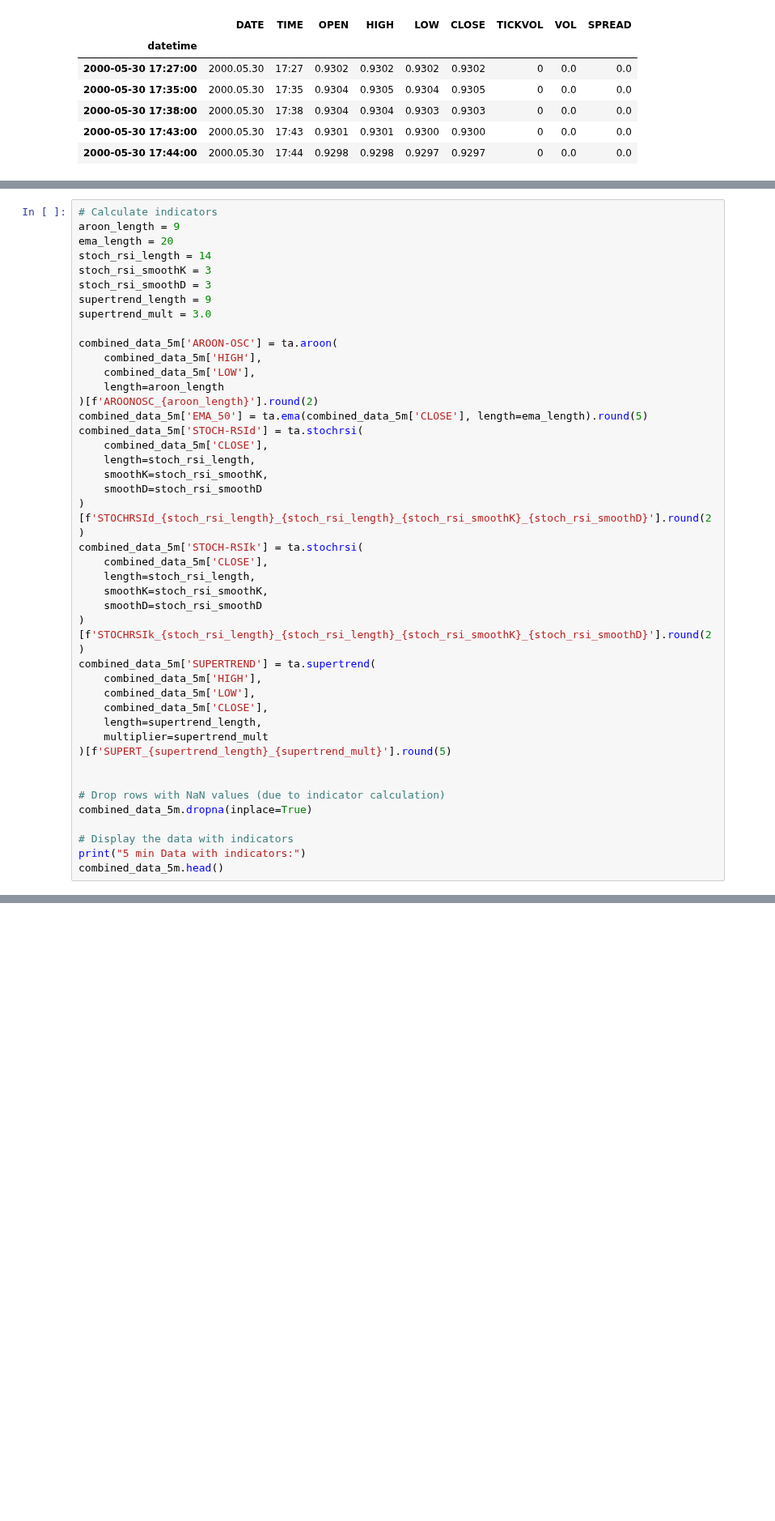
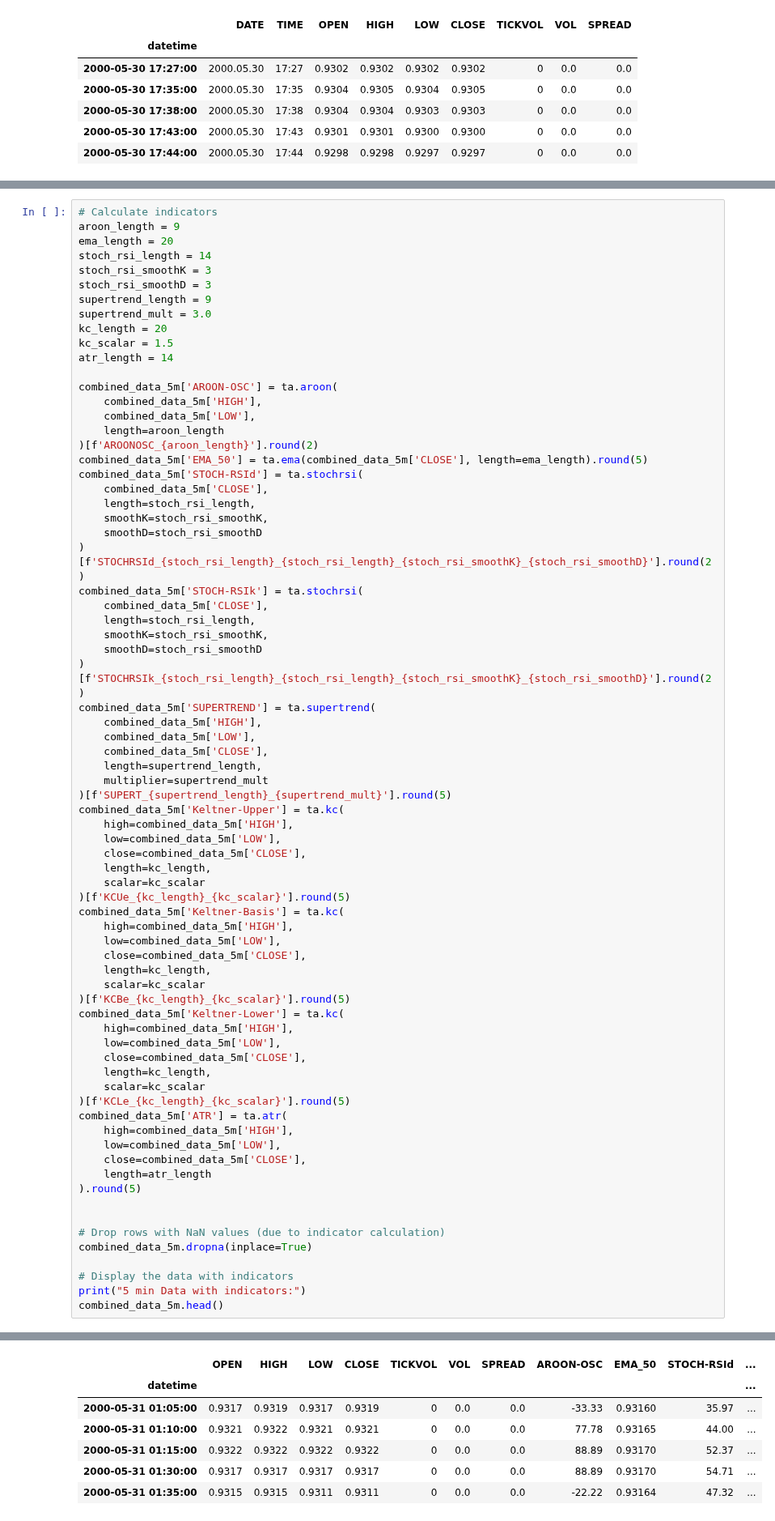
Before and after one commit to Gitchegumi/CTI_Scripts, a Jupyter notebook: py_scripts/backtesting/testing.ipynb, the cells around one changed output, grey strips where cells are left out. Shown at 81% size. Cells and saved outputs as stored; diff of their text form; blank space fills up the shorter version.

```diff
--- a/py_scripts/backtesting/testing.ipynb
+++ b/py_scripts/backtesting/testing.ipynb
@@ -185,6 +371,9 @@ stoch_rsi_smoothK = 3
 stoch_rsi_smoothD = 3
 supertrend_length = 9
 supertrend_mult = 3.0
+kc_length = 20
+kc_scalar = 1.5
+atr_length = 14
 
 combined_data_5m['AROON-OSC'] = ta.aroon(
     combined_data_5m['HIGH'],
@@ -211,6 +400,33 @@ combined_data_5m['SUPERTREND'] = ta.supertrend(
     length=supertrend_length,
     multiplier=supertrend_mult
 )[f'SUPERT_{supertrend_length}_{supertrend_mult}'].round(5)
+combined_data_5m['Keltner-Upper'] = ta.kc(
+    high=combined_data_5m['HIGH'],
+    low=combined_data_5m['LOW'],
+    close=combined_data_5m['CLOSE'],
+    length=kc_length,
+    scalar=kc_scalar
+)[f'KCUe_{kc_length}_{kc_scalar}'].round(5)
+combined_data_5m['Keltner-Basis'] = ta.kc(
+    high=combined_data_5m['HIGH'],
+    low=combined_data_5m['LOW'],
+    close=combined_data_5m['CLOSE'],
+    length=kc_length,
+    scalar=kc_scalar
+)[f'KCBe_{kc_length}_{kc_scalar}'].round(5)
+combined_data_5m['Keltner-Lower'] = ta.kc(
+    high=combined_data_5m['HIGH'],
+    low=combined_data_5m['LOW'],
+    close=combined_data_5m['CLOSE'],
+    length=kc_length,
+    scalar=kc_scalar
+)[f'KCLe_{kc_length}_{kc_scalar}'].round(5)
+combined_data_5m['ATR'] = ta.atr(
+    high=combined_data_5m['HIGH'],
+    low=combined_data_5m['LOW'],
+    close=combined_data_5m['CLOSE'],
+    length=atr_length
+).round(5)
 
 
 # Drop rows with NaN values (due to indicator calculation)
@@ -219,3 +435,4 @@ combined_data_5m.dropna(inplace=True)
 # Display the data with indicators
 print("5 min Data with indicators:")
 combined_data_5m.head()
+# %% [output]
@@ -221,0 +440,7 @@ combined_data_5m.head()
+|  | OPEN | HIGH | LOW | CLOSE | TICKVOL | VOL | SPREAD | AROON-OSC | EMA_50 | STOCH-RSId | ... |
+| datetime |  |  |  |  |  |  |  |  |  |  | ... |
+| 2000-05-31 01:05:00 | 0.9317 | 0.9319 | 0.9317 | 0.9319 | 0 | 0.0 | 0.0 | -33.33 | 0.93160 | 35.97 | ... |
+| 2000-05-31 01:10:00 | 0.9321 | 0.9322 | 0.9321 | 0.9321 | 0 | 0.0 | 0.0 | 77.78 | 0.93165 | 44.00 | ... |
+| 2000-05-31 01:15:00 | 0.9322 | 0.9322 | 0.9322 | 0.9322 | 0 | 0.0 | 0.0 | 88.89 | 0.93170 | 52.37 | ... |
+| 2000-05-31 01:30:00 | 0.9317 | 0.9317 | 0.9317 | 0.9317 | 0 | 0.0 | 0.0 | 88.89 | 0.93170 | 54.71 | ... |
+| 2000-05-31 01:35:00 | 0.9315 | 0.9315 | 0.9311 | 0.9311 | 0 | 0.0 | 0.0 | -22.22 | 0.93164 | 47.32 | ... |
```
Also changed, not shown: parts of 9 cells of this notebook, 6 other files.
